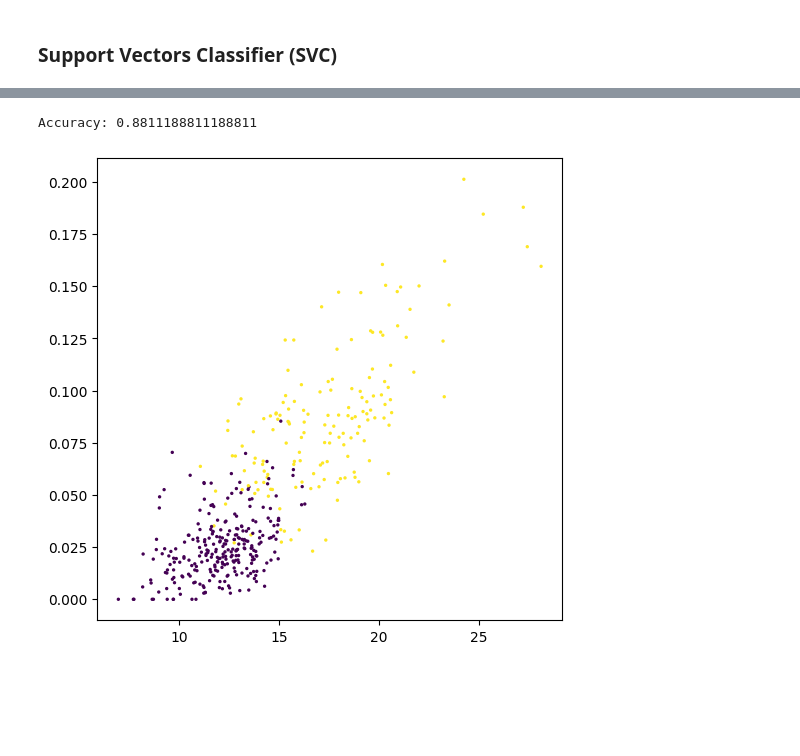
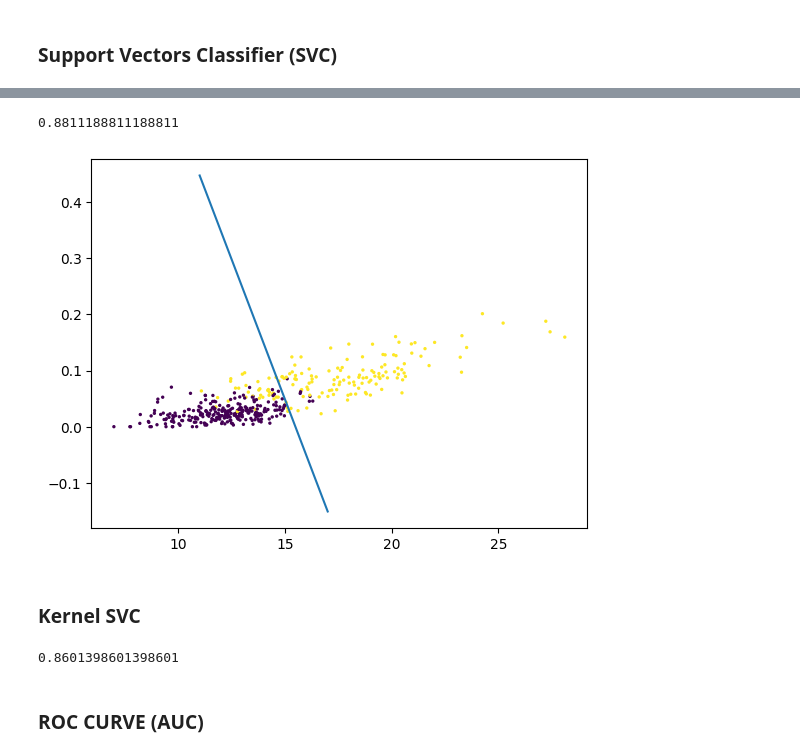
Before and after one commit to LeonardoMicheluz/progettoHealth, a Jupyter notebook: index.ipynb, the cells around one changed output, grey strips where cells are left out. Cells and saved outputs as stored; diff of their text form; code cells hidden in the pictures; blank space fills up the shorter version.

```diff
--- a/index.ipynb
+++ b/index.ipynb
@@ -173,6 +173,16 @@ plt.show()
 [figure]
 [figure]
 # %%
+##### NUOVA COLONNA PER CALIBRATION
+
+# Converte i valori di y_test da 'B' e 'M' a 0 e 1
+y_test_binary = np.array([0 if char == 'B' else 1 for char in data['diagnosis']])
+
+# Aggiungere la colonna
+data['diagnosisBin'] = y_test_binary
+
+##### FINE NUOVA COLONNA
+
 # Split data into train and test
 train, test = train_test_split(data, test_size=0.25, random_state=2)
 
@@ -250,0 +259,21 @@ AttributeError: 'LogisticRegression' object has no attribute 'params'
+# %%
+from sklearn.calibration import calibration_curve, CalibratedClassifierCV
+# Calibrazione del modello usando Platt Scaling
+calibrated_model = CalibratedClassifierCV(log_reg2, method='sigmoid')
+calibrated_model.fit(X_train, y_train)
+
+# Predizione delle probabilità con calibrazione
+calib_prob_pos = calibrated_model.predict_proba(X_test)[:, 1]
+
+# Calibration plot con calibrazione
+plt.subplot(1, 2, 2)
+calib_prob_true, calib_prob_pred = calibration_curve(y_test, calib_prob_pos, n_bins=10)
+plt.plot(calib_prob_pred, calib_prob_true, marker='o', label='Calibrated')
+plt.plot([0, 1], [0, 1], linestyle='--')
+plt.xlabel('Predicted probability')
+plt.ylabel('True probability')
+plt.title('Calibration plot (Calibrated)')
+plt.legend()
+
+plt.tight_layout()
+plt.show()
@@ -348,4 +429,5 @@ parameters = {
     'C':[0.001, 0.01, 0.05, 0.5, 0.1, 1, 10, 15, 20, 25, 30]
 }
 grid_search = GridSearchCV(svc, parameters)
-grid_search = grid_search.fit(X_train, y_train)
+grid_earch = grid_search.fit(X_train, y_train)
+print(grid_search.best_params_, grid_search.best_score_)
@@ -398,18 +447,20 @@ array([[1],
 w0, w1 = svc.coef_[0]
 b = svc.intercept_[0]
 accuracy = svc.score(X_test, y_test)
+print(accuracy)
+# %% [output]
+0.8811188811188811
 # %%
 fig, ax = plt.subplots()
 
 # separator Xs
-x = np.linspace(-1.5,1.5,1000).reshape(-1,1)
+x = np.linspace(11,17,2000).reshape(-1,1)
 
 ax.scatter(X_train.loc[:, 'radius_mean'], X_train.loc[:, 'concave points_mean'], s=2, c=y_train_np)
+ax.plot(x, -(w0/w1)*x - (b/w1))     # separator
+# ax.set_title('Train')
 fig.show()
-#ax.plot(x, -(w0/w1)*x - (b/w1))
-#ax.set_title('Train')
-
-print(f'Accuracy: {accuracy}')
 # %% [output]
-Accuracy: 0.8811188811188811
-[figure, old version]
+[figure, new version]
+# %% [markdown]
+### Kernel SVC
@@ -415,0 +469,10 @@ Accuracy: 0.8811188811188811
+# %%
+svc = SVC(kernel='rbf', C=30, gamma='scale')
+svc = svc.fit(X_train, y_train)
+y_pred = svc.predict(X_test)
+accuracy = svc.score(X_test, y_test)
+print(accuracy)
+# %% [output]
+0.8601398601398601
+# %% [markdown]
+### ROC CURVE (AUC)
```
Also changed, not shown: parts of 23 cells of this notebook, 3 other files.
